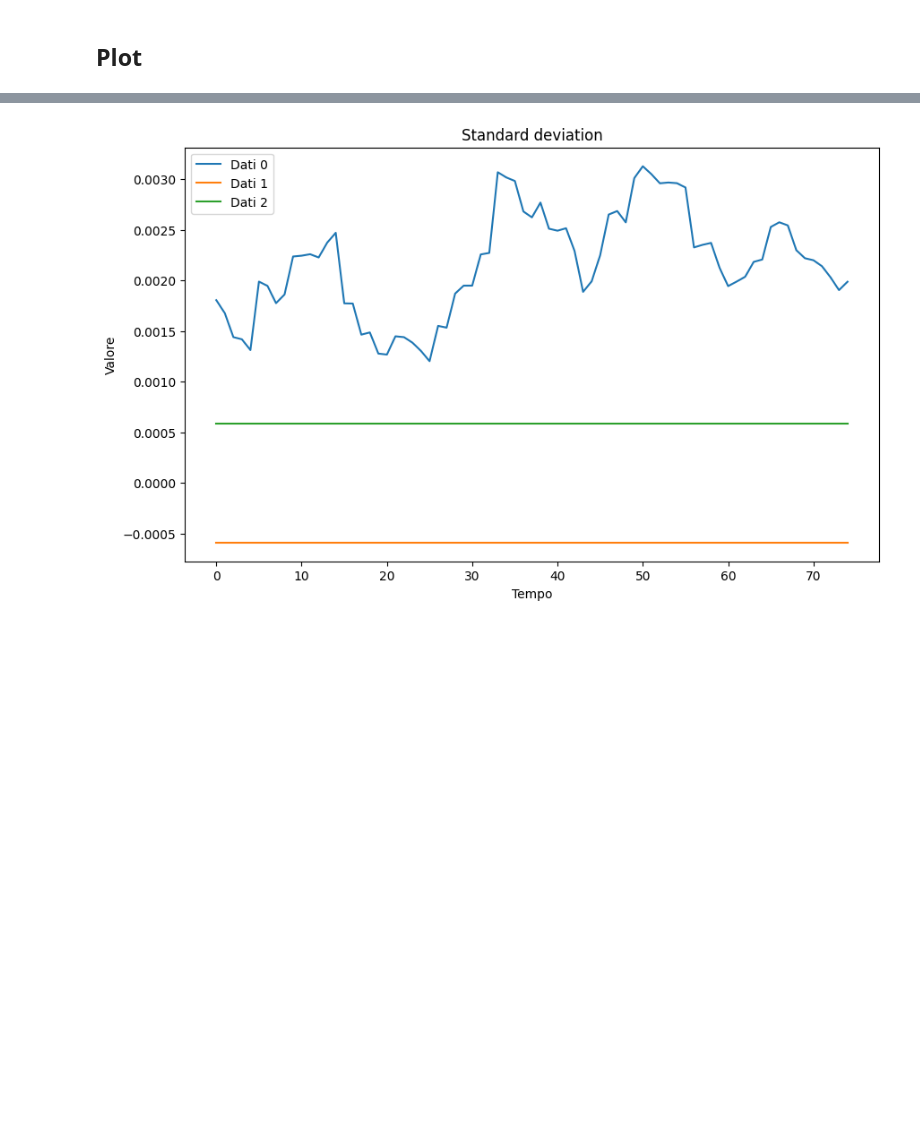
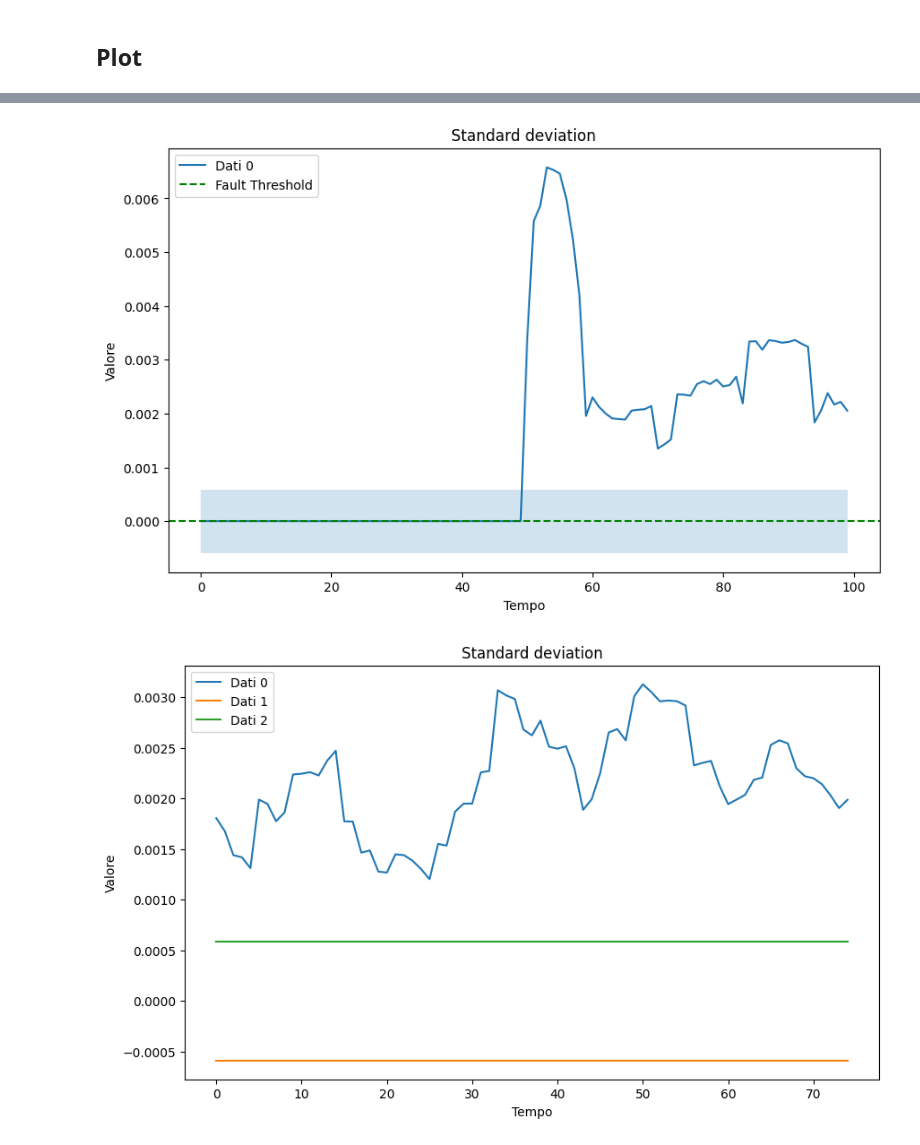
Before and after one commit to GeremiaPompei/energiai, a Jupyter notebook: notebook/pipeline.ipynb, the cells around one changed output, grey strips where cells are left out. Saved outputs shown, nothing was run; the diff lists cells and outputs as text; code cells hidden in the pictures; blank space fills up the shorter version.

```diff
--- a/notebook/pipeline.ipynb
+++ b/notebook/pipeline.ipynb
@@ -26,3 +26,17 @@ ESN(
 )
 # %% [markdown]
 ## Plot
+# %%
+import pandas as pd
+import os
+columns_blacklist = ['timestamp', 'id', 'sub_id', 'contatore_di_installazione', 'contatore_di_misura',
+                     'numero_seriale']
+filename_name:str = 'dataset/raw/01-08-2023.csv'
+datasets = {}
+df_raw = pd.read_csv(f'{filename_name}')
+
+# cleaning
+df = df_raw.drop(columns=columns_blacklist)
+df = df.columns
+df = list(df)
+df
@@ -29 +100,27 @@ ESN(
+# %%
+# test phase
+ad_labels, ad_predictions, ad_std = model.predict(x_ts, y_ts)
+
+# plot
+window = 150
+zoom = 50
+start = 150 - zoom
+end = 150 + zoom
+
+i = 0
+# f = 1
+for f,c in enumerate(df):
+    std = ad_std[i, -window-zoom:-window+zoom]
+    labels_eff = ts_dataset.y[i,-window-zoom:-window+zoom]
+    labels_pred = ad_labels[i, -window-zoom:-window+zoom]
+    treshold_eff =  np.where(labels_eff == 1)[0][0]
+    treshold_pred =  np.where(labels_pred == 1)[0][0]
+    plot_with_thresholds('Standard deviation', [std], sigma = model.sigma.item())  # standard deviation
+
+    y, p = ts_dataset.x[i, -window-zoom:-window+zoom, f], ad_predictions[i, -window-zoom:-window+zoom, f]
+    plot_with_thresholds(f'Timeseries prediction: {c}', [y, p], fault_indicator = treshold_eff, fault_detection_indicator = treshold_pred + 1)  # timeseries and prediction of lstm
+
+    plot_with_thresholds(f'Labels: {c}', [ts_dataset.y[i, -window-zoom:-window+zoom], ad_labels[i, -window-zoom:-window+zoom]],fault_indicator = treshold_eff, fault_detection_indicator = treshold_pred+1)  # labels
+# %% [output]
+[figure, added]
 # %%
```
Also changed, not shown: parts of 3 cells of this notebook.
